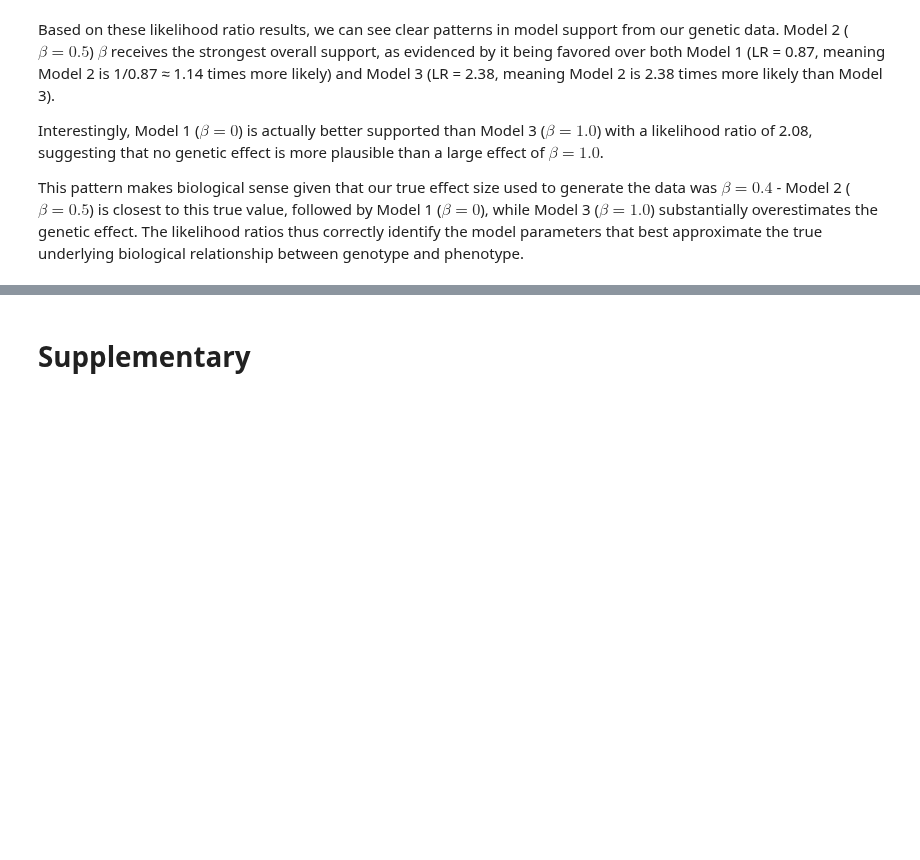
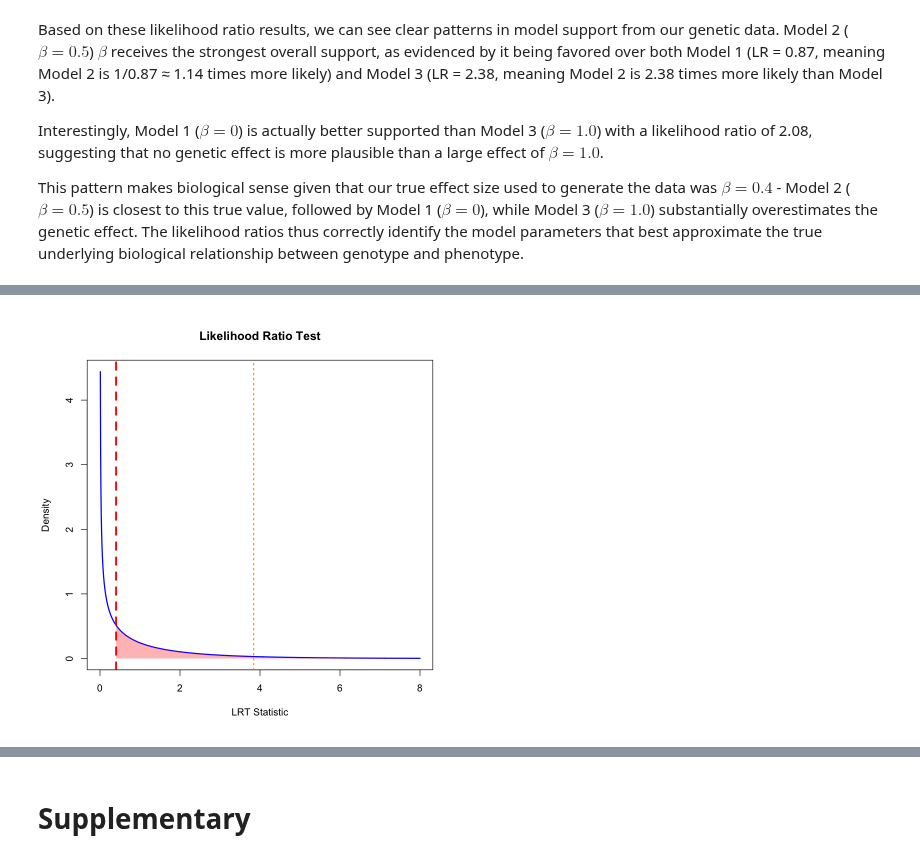
Before and after one commit to StatFunGen/statgen-prerequisites, a Jupyter notebook: likelihood_ratio.ipynb, the cells around one changed output, grey strips where cells are left out. Saved outputs shown, nothing was run; the diff lists cells and outputs as text; code cells hidden in the pictures; blank space fills up the shorter version.

Commit message:
fix likelihood section notebooks

```diff
--- a/likelihood_ratio.ipynb
+++ b/likelihood_ratio.ipynb
@@ -188,0 +247,12 @@ This pattern makes biological sense given that our true effect size used to gene
+# %%
+# First, find the MLE to get the best possible alternative model
+mle_result <- optimize(log_likelihood,
+                       interval = c(-2, 2),
+                       maximum = TRUE,
+                       sd = true_sd, X = X, Y = Y_true)
+
+beta_mle <- mle_result$maximum
+log_lik_mle <- mle_result$objective
+
+cat("MLE: beta =", round(beta_mle, 4), "\n")
+cat("Log-likelihood at MLE:", round(log_lik_mle, 4), "\n")
@@ -188,0 +301,25 @@ This pattern makes biological sense given that our true effect size used to gene
+# %%
+# Visualize the test
+x_vals <- seq(0, 8, length.out = 1000)
+chi_sq_density <- dchisq(x_vals, df = df)
+
+plot(x_vals, chi_sq_density, type = "l", lwd = 2, col = "blue",
+     main = "Likelihood Ratio Test",
+     xlab = "LRT Statistic", ylab = "Density")
+
+# Shade p-value area
+x_shade <- x_vals[x_vals >= lrt_statistic]
+y_shade <- dchisq(x_shade, df = df)
+polygon(c(lrt_statistic, x_shade, max(x_shade)),
+         c(0, y_shade, 0),
+         col = rgb(1, 0, 0, 0.3), border = NA)
+
+abline(v = lrt_statistic, col = "red", lwd = 3, lty = 2)
+abline(v = qchisq(0.95, df = df), col = "orange", lwd = 2, lty = 3)
+
+text(lrt_statistic + 0.3, max(chi_sq_density) * 0.8,
+     paste("LRT =", round(lrt_statistic, 3)), col = "red", font = 2)
+text(lrt_statistic + 0.5, max(chi_sq_density) * 0.4,
+     paste("p =", round(p_value, 3)), col = "red")
+# %% [output]
+[figure, added]
```
Also changed, not shown: parts of 13 cells of this notebook, 15 other files.
